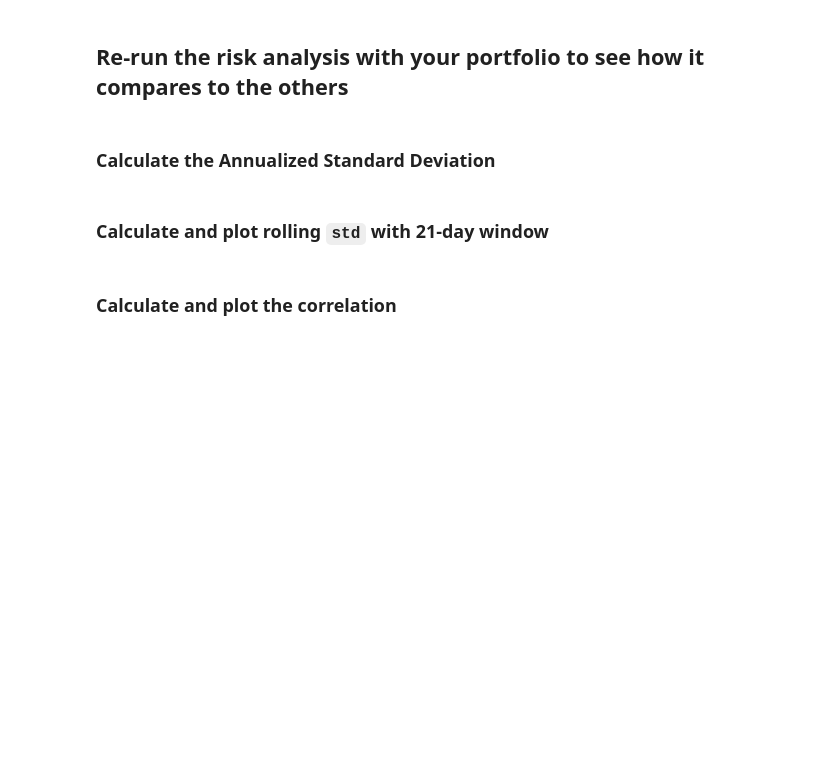
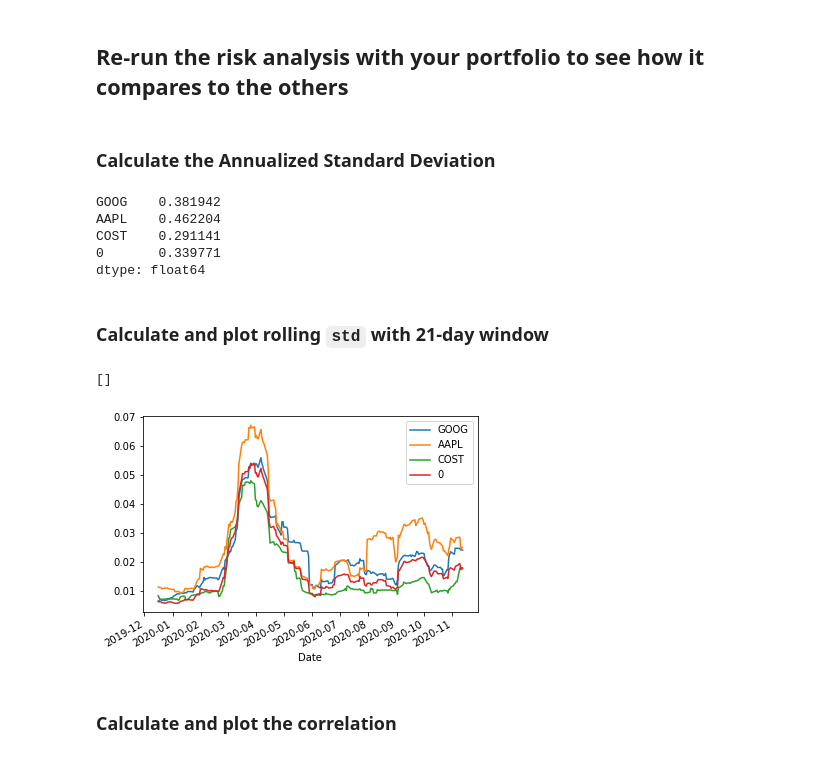
Before and after one commit to devinaa1604/Portfolio_Selection-Pandas, a Jupyter notebook: Starter_Code/whale_analysis.ipynb, the cells around one changed output. Cells and saved outputs as stored; diff of their text form; code cells hidden in the pictures; blank space fills up the shorter version.

```diff
--- a/Starter_Code/whale_analysis.ipynb
+++ b/Starter_Code/whale_analysis.ipynb
@@ -437,6 +513,9 @@ For this demo solution, we fetch data from three companies listes in the S&P 500
 # %%
 # Calculate daily returns
-
+stocks_returns = stocks_df.pct_change().dropna()
+stocks_returns.head()
 # Drop NAs
-
+stocks_returns = stocks_returns.dropna().copy()
+stocks_returns.isnull().sum()
 # Display sample data
+stocks_returns
@@ -447,5 +541,7 @@ For this demo solution, we fetch data from three companies listes in the S&P 500
 weights = [1/3, 1/3, 1/3]
 
 # Calculate portfolio return
+portfolio_returns = stocks_returns.dot(weights)
 
 # Display sample data
+portfolio_returns
@@ -453,3 +563,8 @@ weights = [1/3, 1/3, 1/3]
 ## Join your portfolio returns to the DataFrame that contains all of the portfolio returns
 # %%
 # Join your returns DataFrame to the original returns DataFrame
+returns_df = pd.concat([stocks_returns, portfolio_returns], axis="columns", join="inner")
+returns_df = returns_df.rename(columns={
+    "0": "PORTFOLIO RETURNS"
+})
+returns_df
@@ -456,2 +586,4 @@ weights = [1/3, 1/3, 1/3]
 # %%
 # Only compare dates where return data exists for all the stocks (drop NaNs)
+returns_df = returns_df.dropna().copy()
+returns_df.isnull().sum()
@@ -461,12 +599,27 @@ weights = [1/3, 1/3, 1/3]
 ### Calculate the Annualized Standard Deviation
 # %%
 # Calculate the annualized `std`
+combined_std = returns_df.std()
+combined_std
+
+annualized_std = combined_std * np.sqrt(252)
+annualized_std
+# %% [output]
+GOOG    0.381942
+AAPL    0.462204
+COST    0.291141
+0       0.339771
+dtype: float64
 # %% [markdown]
 ### Calculate and plot rolling `std` with 21-day window
 # %%
 # Calculate rolling standard deviation
-
+std_21 = returns_df.rolling(window=21).std().plot()
 # Plot rolling standard deviation
+std_21.plot(figsize=(20, 10), title='Rolling Standard Deviation')
+# %% [output]
+[]
+[figure, added]
 # %% [markdown]
 ### Calculate and plot the correlation
 # %%
```
Also changed, not shown: parts of 24 cells of this notebook, 7 other files.
